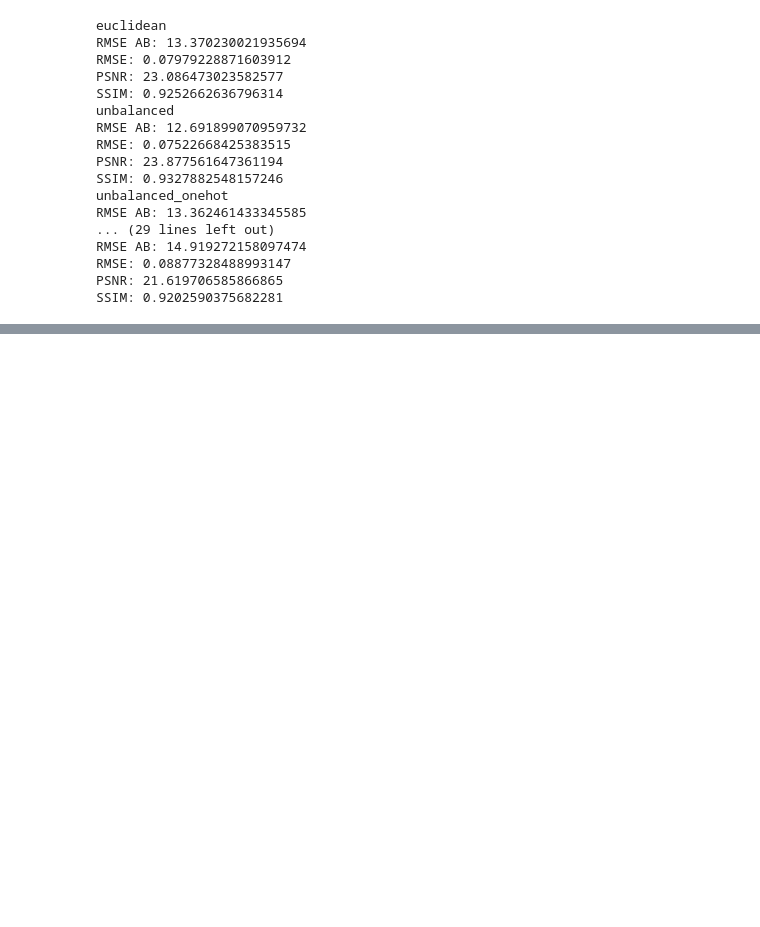
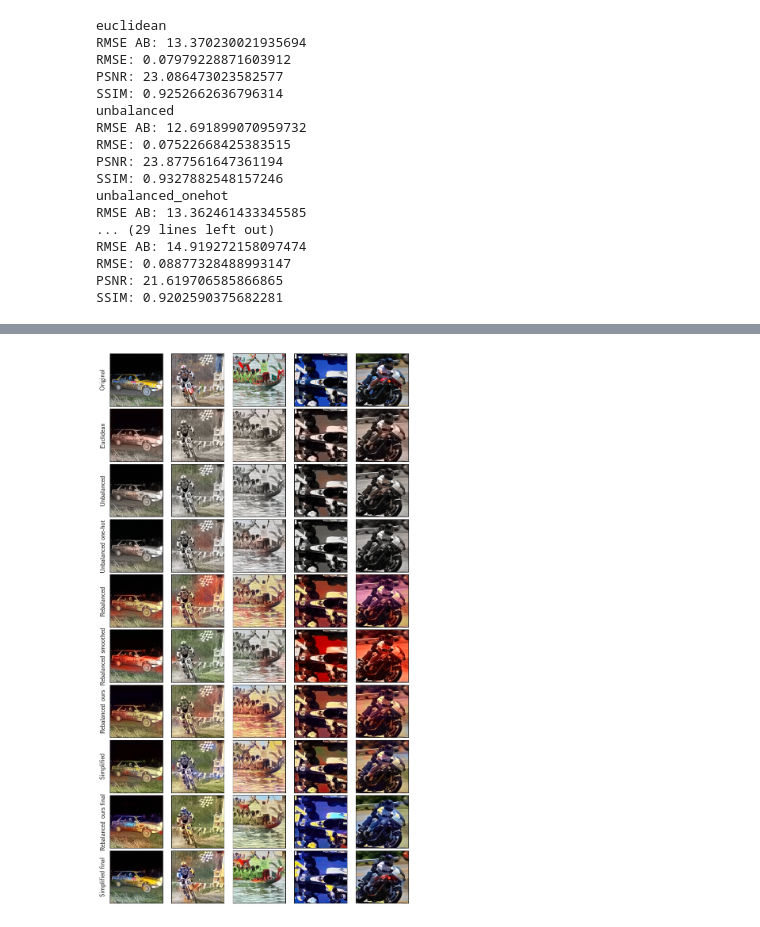
Before and after one commit to WardGauderis/Image-Colourisation, a Jupyter notebook: colorization.ipynb, the cells around one changed output, grey strips where cells are left out. Cells and saved outputs as stored; diff of their text form; code cells hidden in the pictures; blank space fills up the shorter version.

```diff
--- a/colorization.ipynb
+++ b/colorization.ipynb
@@ -406,0 +434,32 @@ rebalanced.h = h
+# %%
+test_images = next(iter(test_full_final))[:5]
+# %%
+import warnings
+
+warnings.filterwarnings("ignore")
+
+from matplotlib import rc
+
+rc("text", usetex=True)
+
+fig, axes = plt.subplots(nrows=10, ncols=5, figsize=(10, 18))
+plt.subplots_adjust(hspace=0.05, wspace=0)
+
+names = ["Original", "Euclidean", "Unbalanced", "Unbalanced one-hot", "Rebalanced", "Rebalanced smoothed", "Rebalanced ours",
+         "Simplified", "Rebalanced ours final", "Simplified final"]
+
+for j, row in enumerate(axes):
+    if j == 0:
+        rgb = Model.lab_to_rgb(test_images)
+    else:
+        rgb = Model.lab_to_rgb(models[j - 1].predict(test_images))
+    for i, (ax, image) in enumerate(zip(row, rgb)):
+        ax.imshow(image)
+        ax.set_xticks([])
+        ax.set_yticks([])
+        if i == 0:
+            ax.set_ylabel(f"{names[j]}", fontsize=12)
+
+fig.savefig("GRAPHS/comparison.png", bbox_inches="tight", pad_inches=0, transparent=True, dpi=300)
+# %% [output]
+[figure, added]
```
Also changed, not shown: parts of 7 cells of this notebook, 3 other files.
